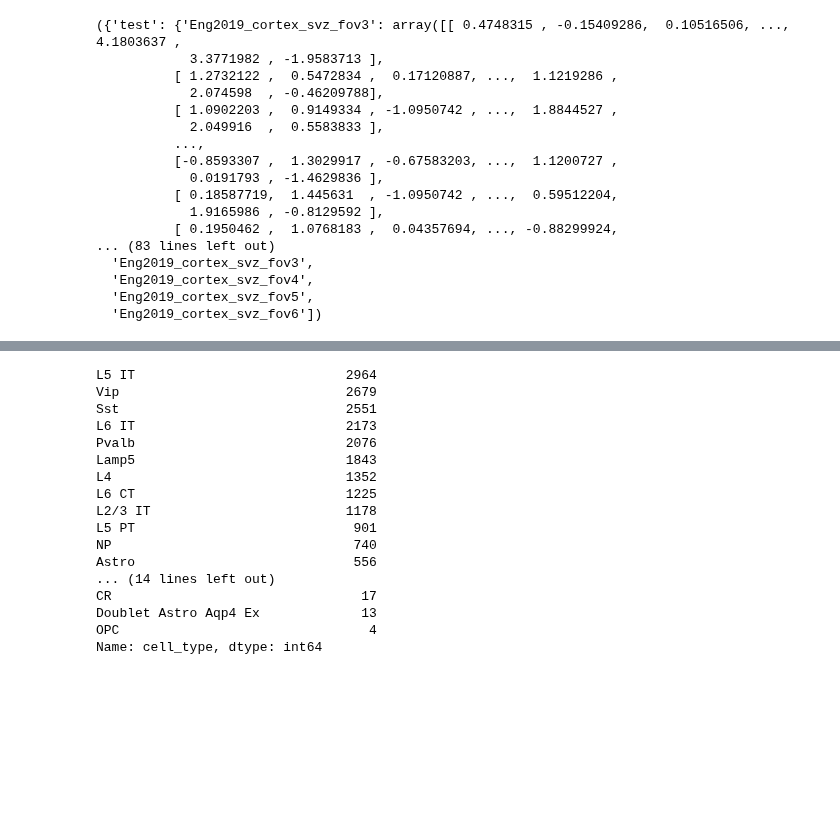
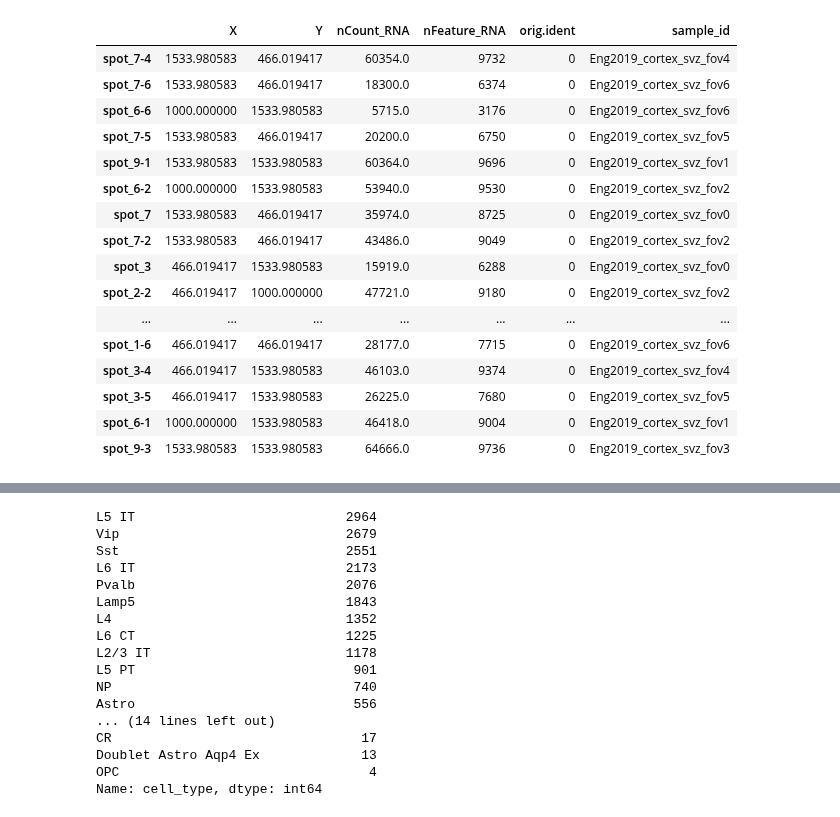
Before and after one commit to williamrobotma/AGrEDA, a Jupyter notebook: scratch.ipynb, the cells around one changed output, grey strips where cells are left out. Cells and saved outputs as stored; diff of their text form; code cells hidden in the pictures; blank space fills up the shorter version.

Commit message:
changed st to use h5ad instead of h5py, rectified model-for-all-samples paradigm, expanded st_split for 1 model

```diff
--- a/scratch.ipynb
+++ b/scratch.ipynb
@@ -22,22 +22,34 @@ sp_d = load_spatial(selected_dir, scaler_name="standard", train_using_all_st_sam
-# %%
-sp_d
-# %% [output]
-({'test': {'Eng2019_cortex_svz_fov3': array([[ 0.4748315 , -0.15409286,  0.10516506, ...,  4.1803637 ,
-            3.3771982 , -1.9583713 ],
-          [ 1.2732122 ,  0.5472834 ,  0.17120887, ...,  1.1219286 ,
-            2.074598  , -0.46209788],
-          [ 1.0902203 ,  0.9149334 , -1.0950742 , ...,  1.8844527 ,
-            2.049916  ,  0.5583833 ],
-          ...,
-          [-0.8593307 ,  1.3029917 , -0.67583203, ...,  1.1200727 ,
-            0.0191793 , -1.4629836 ],
-          [ 0.18587719,  1.445631  , -1.0950742 , ...,  0.59512204,
-            1.9165986 , -0.8129592 ],
-          [ 0.1950462 ,  1.0768183 ,  0.04357694, ..., -0.88299924,
-... (83 lines left out)
-  'Eng2019_cortex_svz_fov3',
-  'Eng2019_cortex_svz_fov4',
-  'Eng2019_cortex_svz_fov5',
-  'Eng2019_cortex_svz_fov6'])
+# %%
+adata_st = sc.read_h5ad(os.path.join(selected_dir, "st.h5ad"))
+# %%
+adata_st_d = {}
+for sid in adata_st.obs["sample_id"].unique():
+    adata_st_d[sid] = adata_st[adata_st.obs["sample_id"] == sid]
+    adata_st_d[sid].obs.drop(columns=["sample_id"], inplace=True)
+adata_col = ad.concat(adata_st_d, label="sample_id")
+# %%
+x_st_train, x_st_val = model_selection.train_test_split(
+                    adata_col, test_size=0.2, random_state=5
+                )
+# %%
+x_st_train.obs
+# %% [output]
+|  | X | Y | nCount_RNA | nFeature_RNA | orig.ident | sample_id |
+| spot_7-4 | 1533.980583 | 466.019417 | 60354.0 | 9732 | 0 | Eng2019_cortex_svz_fov4 |
+| spot_7-6 | 1533.980583 | 466.019417 | 18300.0 | 6374 | 0 | Eng2019_cortex_svz_fov6 |
+| spot_6-6 | 1000.000000 | 1533.980583 | 5715.0 | 3176 | 0 | Eng2019_cortex_svz_fov6 |
+| spot_7-5 | 1533.980583 | 466.019417 | 20200.0 | 6750 | 0 | Eng2019_cortex_svz_fov5 |
+| spot_9-1 | 1533.980583 | 1533.980583 | 60364.0 | 9696 | 0 | Eng2019_cortex_svz_fov1 |
+| spot_6-2 | 1000.000000 | 1533.980583 | 53940.0 | 9530 | 0 | Eng2019_cortex_svz_fov2 |
+| spot_7 | 1533.980583 | 466.019417 | 35974.0 | 8725 | 0 | Eng2019_cortex_svz_fov0 |
+| spot_7-2 | 1533.980583 | 466.019417 | 43486.0 | 9049 | 0 | Eng2019_cortex_svz_fov2 |
+| spot_3 | 466.019417 | 1533.980583 | 15919.0 | 6288 | 0 | Eng2019_cortex_svz_fov0 |
+| spot_2-2 | 466.019417 | 1000.000000 | 47721.0 | 9180 | 0 | Eng2019_cortex_svz_fov2 |
+| ... | ... | ... | ... | ... | ... | ... |
+| spot_1-6 | 466.019417 | 466.019417 | 28177.0 | 7715 | 0 | Eng2019_cortex_svz_fov6 |
+| spot_3-4 | 466.019417 | 1533.980583 | 46103.0 | 9374 | 0 | Eng2019_cortex_svz_fov4 |
+| spot_3-5 | 466.019417 | 1533.980583 | 26225.0 | 7680 | 0 | Eng2019_cortex_svz_fov5 |
+| spot_6-1 | 1000.000000 | 1533.980583 | 46418.0 | 9004 | 0 | Eng2019_cortex_svz_fov1 |
+| spot_9-3 | 1533.980583 | 1533.980583 | 64666.0 | 9736 | 0 | Eng2019_cortex_svz_fov3 |
 # %%
 adata = sc.read_h5ad("data/mouse_cortex/sc_adata/GSE115746.h5ad")
```
Also changed, not shown: parts of 3 cells of this notebook, 47 other files.
